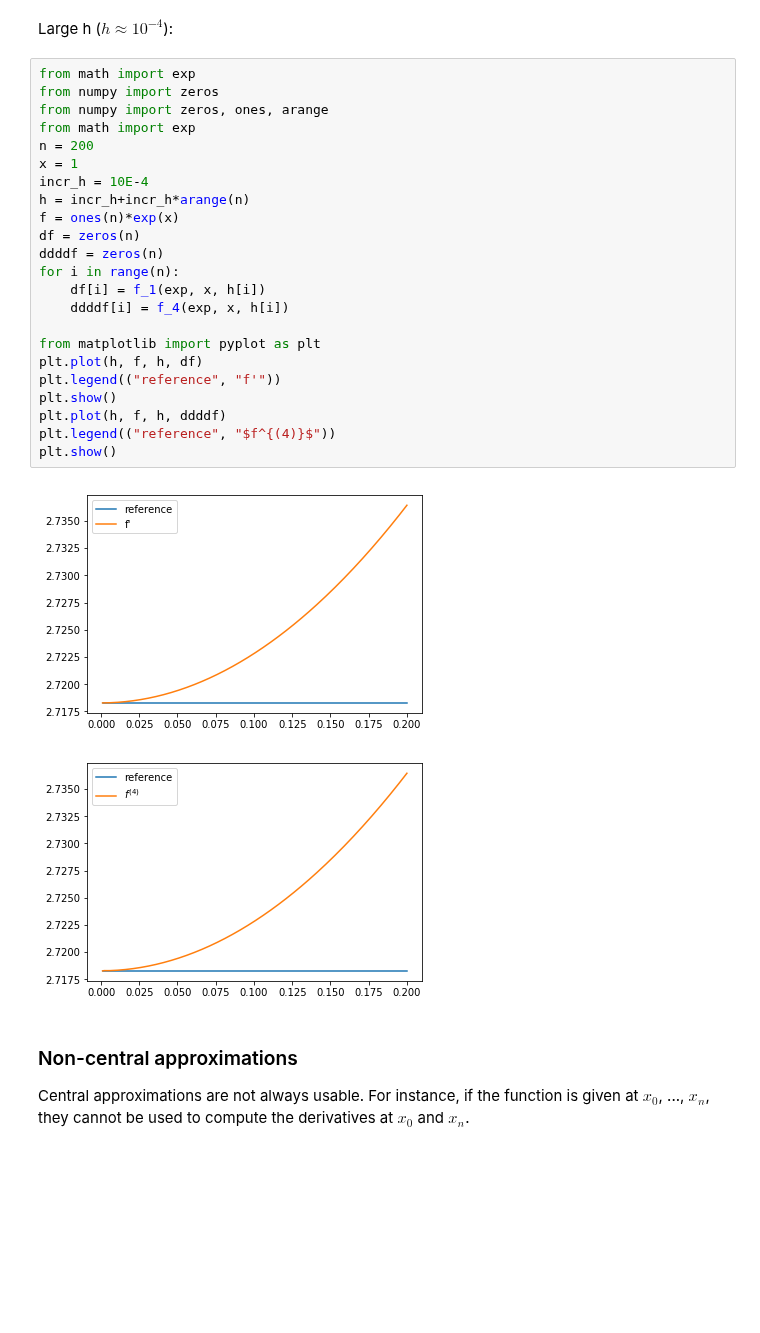
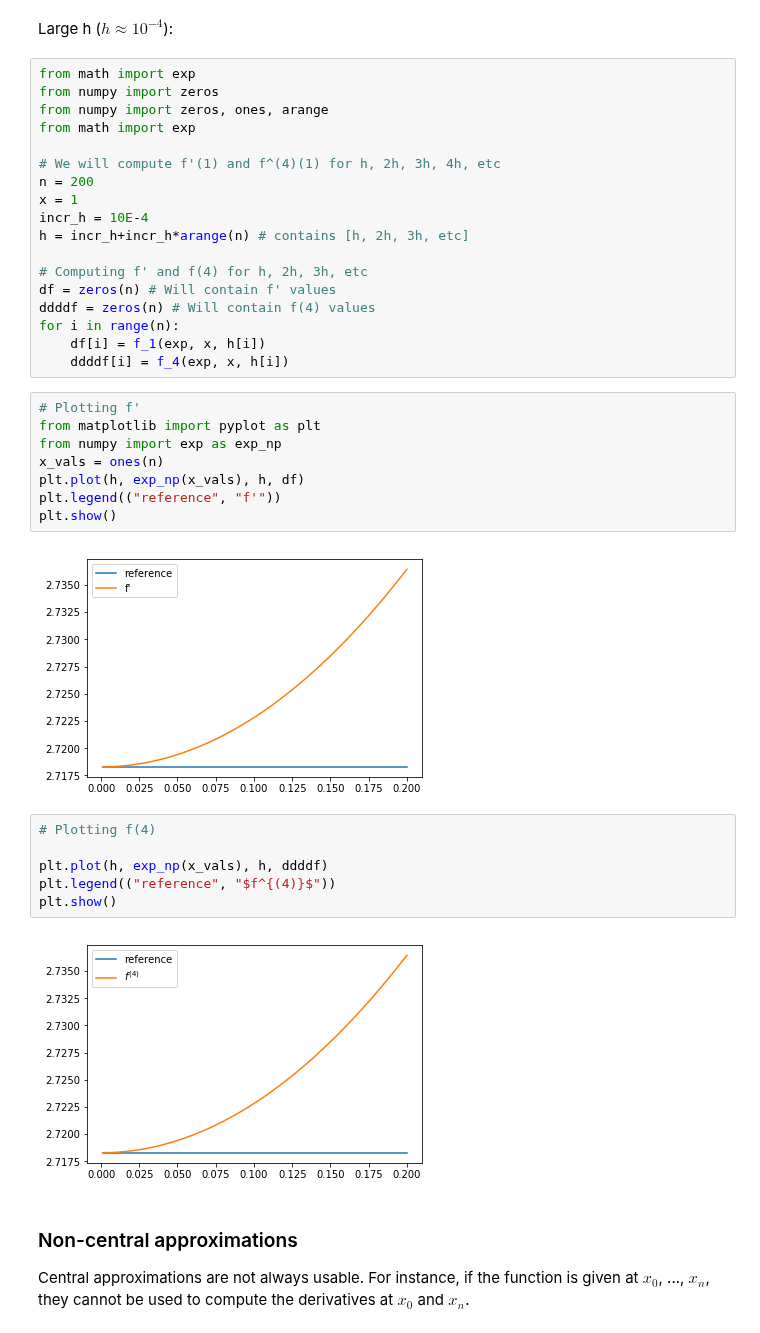
Before and after one commit to tgteacher/numerical-methods, a Jupyter notebook: notebooks/Chapter5.ipynb, the cells around one changed output. Drawn from its saved outputs; the diff is of its cells as text; blank space fills up the shorter version.

```diff
--- a/notebooks/Chapter5.ipynb
+++ b/notebooks/Chapter5.ipynb
@@ -148,27 +178,37 @@ from math import exp
 from numpy import zeros
 from numpy import zeros, ones, arange
 from math import exp
+
+# We will compute f'(1) and f^(4)(1) for h, 2h, 3h, 4h, etc
 n = 200
 x = 1
 incr_h = 10E-4
-h = incr_h+incr_h*arange(n)
-f = ones(n)*exp(x)
-df = zeros(n)
-ddddf = zeros(n)
+h = incr_h+incr_h*arange(n) # contains [h, 2h, 3h, etc]
+
+# Computing f' and f(4) for h, 2h, 3h, etc
+df = zeros(n) # Will contain f' values
+ddddf = zeros(n) # Will contain f(4) values
 for i in range(n):
     df[i] = f_1(exp, x, h[i])
     ddddf[i] = f_4(exp, x, h[i])
-
-from matplotlib import pyplot as plt
-plt.plot(h, f, h, df)
-plt.legend(("reference", "f'"))
-plt.show()
-plt.plot(h, f, h, ddddf)
-plt.legend(("reference", "$f^{(4)}$"))
-plt.show()
-# %% [output]
-[figure, removed]
-[figure, removed]
+# %%
+# Plotting f'
+from matplotlib import pyplot as plt
+from numpy import exp as exp_np
+x_vals = ones(n)
+plt.plot(h, exp_np(x_vals), h, df)
+plt.legend(("reference", "f'"))
+plt.show()
+# %% [output]
+[figure, added]
+# %%
+# Plotting f(4)
+
+plt.plot(h, exp_np(x_vals), h, ddddf)
+plt.legend(("reference", "$f^{(4)}$"))
+plt.show()
+# %% [output]
+[figure, added]
 # %% [markdown]
 ### Non-central approximations
 
```
Also changed, not shown: parts of 16 cells of this notebook.
